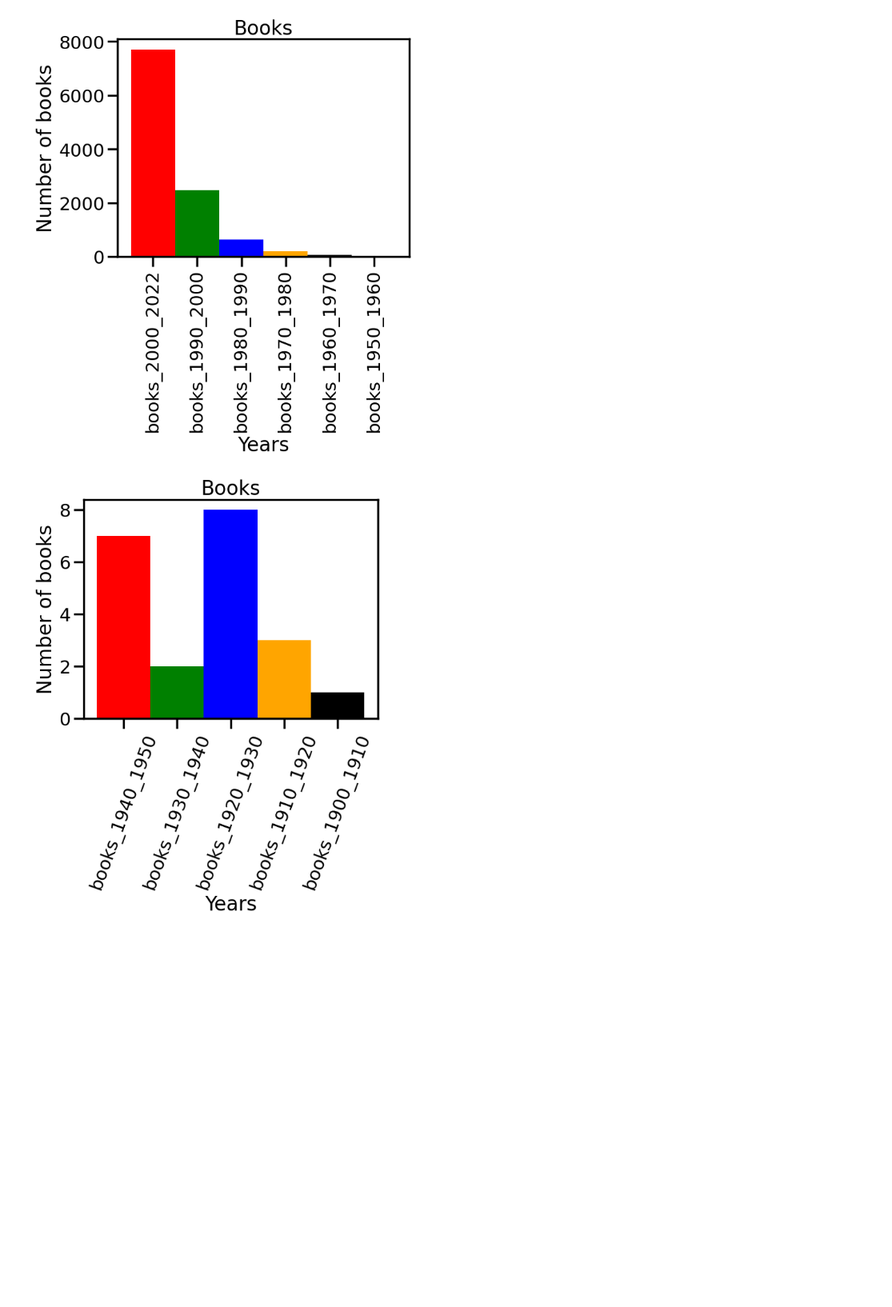
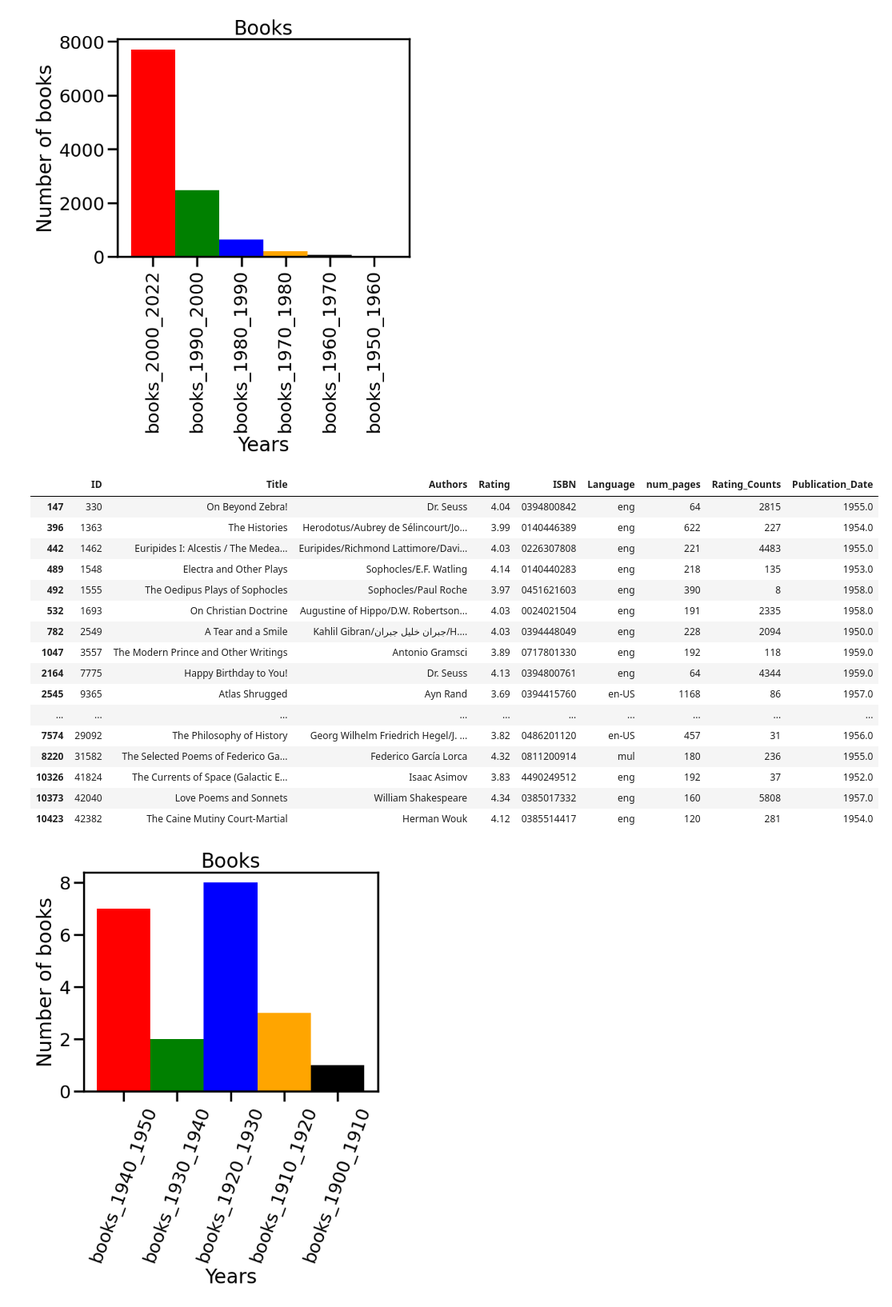
Before and after one commit to p-renata/UCDPA_renata_pagac, a Jupyter notebook: Analysis.ipynb, the cells around one changed output. Shown at 80% size. Cells and saved outputs as stored; diff of their text form; code cells hidden in the pictures; blank space fills up the shorter version.

```diff
--- a/Analysis.ipynb
+++ b/Analysis.ipynb
@@ -129,3 +129,24 @@ plt.show()
+# %%
+#Check the result after sorting
+books_1950_1960
+# %% [output]
+|  | ID | Title | Authors | Rating | ISBN | Language | num_pages | Rating_Counts | Publication_Date |
+| 147 | 330 | On Beyond Zebra! | Dr. Seuss | 4.04 | 0394800842 | eng | 64 | 2815 | 1955.0 |
+| 396 | 1363 | The Histories | Herodotus/Aubrey de Sélincourt/Jo... | 3.99 | 0140446389 | eng | 622 | 227 | 1954.0 |
+| 442 | 1462 | Euripides I: Alcestis / The Medea... | Euripides/Richmond Lattimore/Davi... | 4.03 | 0226307808 | eng | 221 | 4483 | 1955.0 |
+| 489 | 1548 | Electra and Other Plays | Sophocles/E.F. Watling | 4.14 | 0140440283 | eng | 218 | 135 | 1953.0 |
+| 492 | 1555 | The Oedipus Plays of Sophocles | Sophocles/Paul Roche | 3.97 | 0451621603 | eng | 390 | 8 | 1958.0 |
+| 532 | 1693 | On Christian Doctrine | Augustine of Hippo/D.W. Robertson... | 4.03 | 0024021504 | eng | 191 | 2335 | 1958.0 |
+| 782 | 2549 | A Tear and a Smile | Kahlil Gibran/جبران خليل جبران/H.... | 4.03 | 0394448049 | eng | 228 | 2094 | 1950.0 |
+| 1047 | 3557 | The Modern Prince and Other Writings | Antonio Gramsci | 3.89 | 0717801330 | eng | 192 | 118 | 1959.0 |
+| 2164 | 7775 | Happy Birthday to You! | Dr. Seuss | 4.13 | 0394800761 | eng | 64 | 4344 | 1959.0 |
+| 2545 | 9365 | Atlas Shrugged | Ayn Rand | 3.69 | 0394415760 | en-US | 1168 | 86 | 1957.0 |
+| ... | ... | ... | ... | ... | ... | ... | ... | ... | ... |
+| 7574 | 29092 | The Philosophy of History | Georg Wilhelm Friedrich Hegel/J. ... | 3.82 | 0486201120 | en-US | 457 | 31 | 1956.0 |
+| 8220 | 31582 | The Selected Poems of Federico Ga... | Federico García Lorca | 4.32 | 0811200914 | mul | 180 | 236 | 1955.0 |
+| 10326 | 41824 | The Currents of Space (Galactic E... | Isaac Asimov | 3.83 | 4490249512 | eng | 192 | 37 | 1952.0 |
+| 10373 | 42040 | Love Poems and Sonnets | William Shakespeare | 4.34 | 0385017332 | eng | 160 | 5808 | 1957.0 |
+| 10423 | 42382 | The Caine Mutiny Court-Martial | Herman Wouk | 4.12 | 0385514417 | eng | 120 | 281 | 1954.0 |
 # %%
 # Show the ratio of the books published from 1900 to 1950
 left = [1,2,3,4,5]
```
Also changed, not shown: parts of 41 cells of this notebook.
